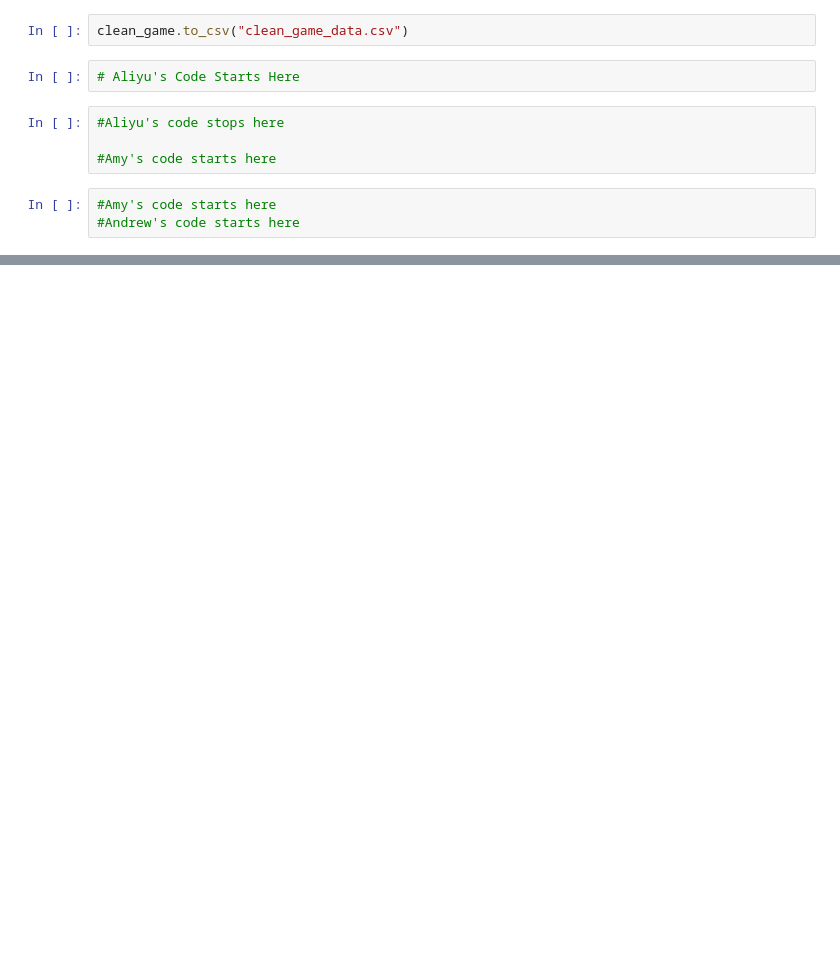
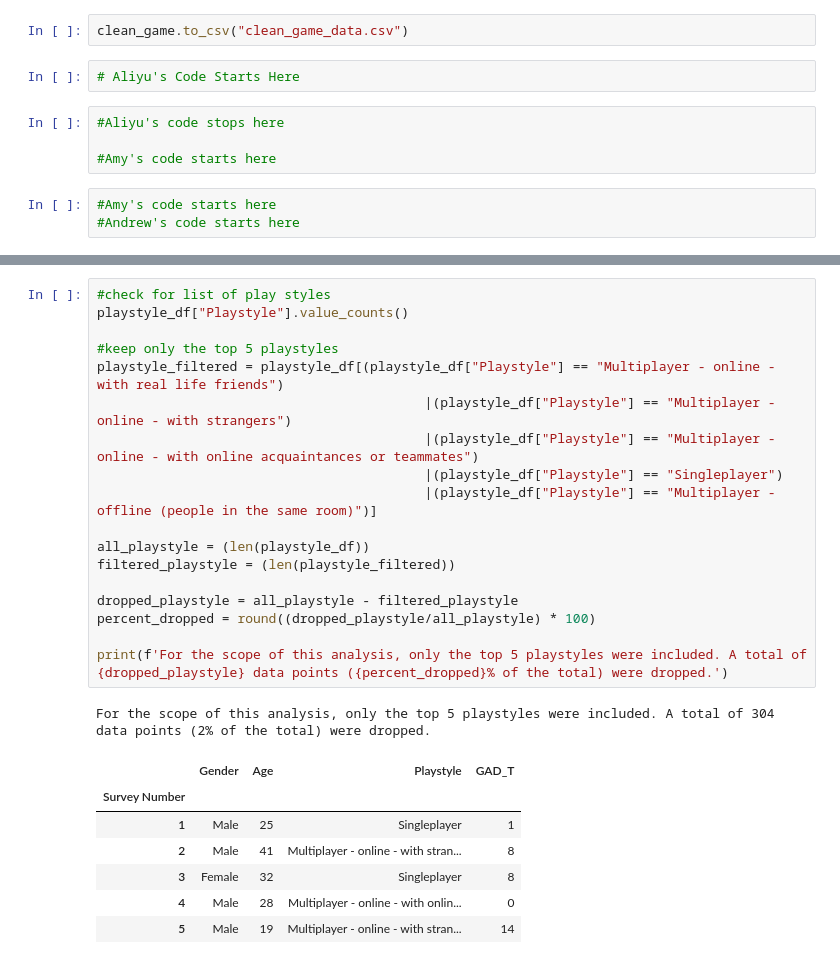
Before and after one commit to annabitzer/Project-1---Group-9, a Jupyter notebook: Data Cleaning.ipynb, the cells around one changed output, grey strips where cells are left out. Drawn from its saved outputs; the diff is of its cells as text; blank space fills up the shorter version.

```diff
--- a/Data Cleaning.ipynb
+++ b/Data Cleaning.ipynb
@@ -40,0 +100,27 @@ clean_game.to_csv("clean_game_data.csv")
+# %%
+#check for list of play styles
+playstyle_df["Playstyle"].value_counts()
+
+#keep only the top 5 playstyles
+playstyle_filtered = playstyle_df[(playstyle_df["Playstyle"] == "Multiplayer - online - with real life friends")
+                                          |(playstyle_df["Playstyle"] == "Multiplayer - online - with strangers")
+                                          |(playstyle_df["Playstyle"] == "Multiplayer - online - with online acquaintances or teammates")
+                                          |(playstyle_df["Playstyle"] == "Singleplayer")
+                                          |(playstyle_df["Playstyle"] == "Multiplayer - offline (people in the same room)")]
+
+all_playstyle = (len(playstyle_df))
+filtered_playstyle = (len(playstyle_filtered))
+
+dropped_playstyle = all_playstyle - filtered_playstyle
+percent_dropped = round((dropped_playstyle/all_playstyle) * 100)
+
+print(f'For the scope of this analysis, only the top 5 playstyles were included. A total of {dropped_playstyle} data points ({percent_dropped}% of the total) were dropped.')
+# %% [output]
+For the scope of this analysis, only the top 5 playstyles were included. A total of 304 data points (2% of the total) were dropped.
+|  | Gender | Age | Playstyle | GAD_T |
+| Survey Number |  |  |  |  |
+| 1 | Male | 25 | Singleplayer | 1 |
+| 2 | Male | 41 | Multiplayer - online - with stran... | 8 |
+| 3 | Female | 32 | Singleplayer | 8 |
+| 4 | Male | 28 | Multiplayer - online - with onlin... | 0 |
+| 5 | Male | 19 | Multiplayer - online - with stran... | 14 |
```
Also changed, not shown: parts of 13 cells of this notebook, 1 other file.
